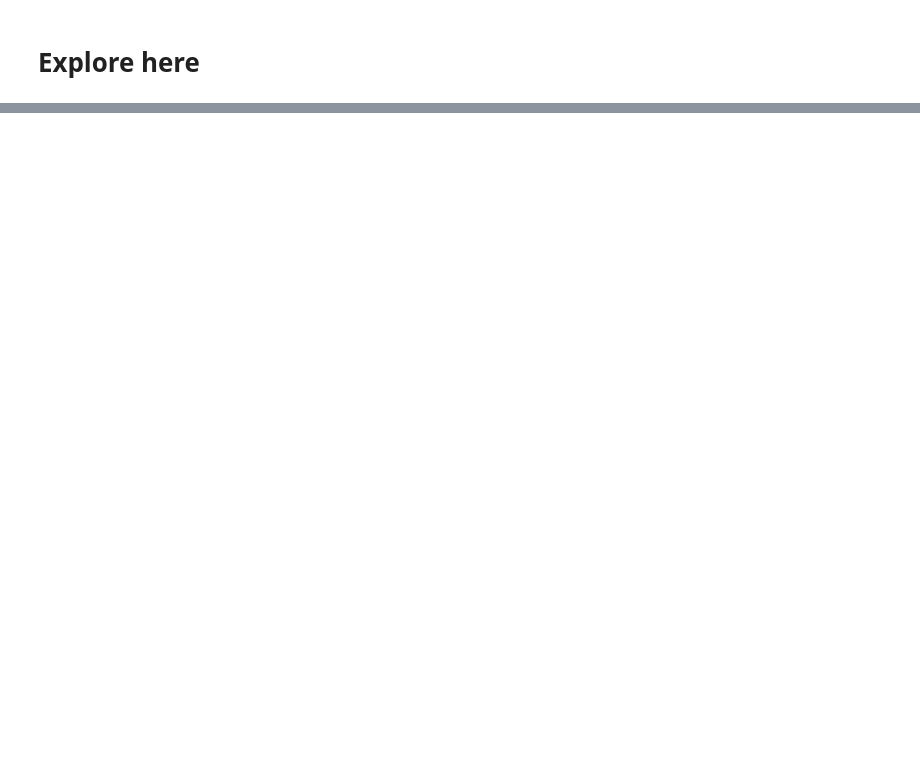
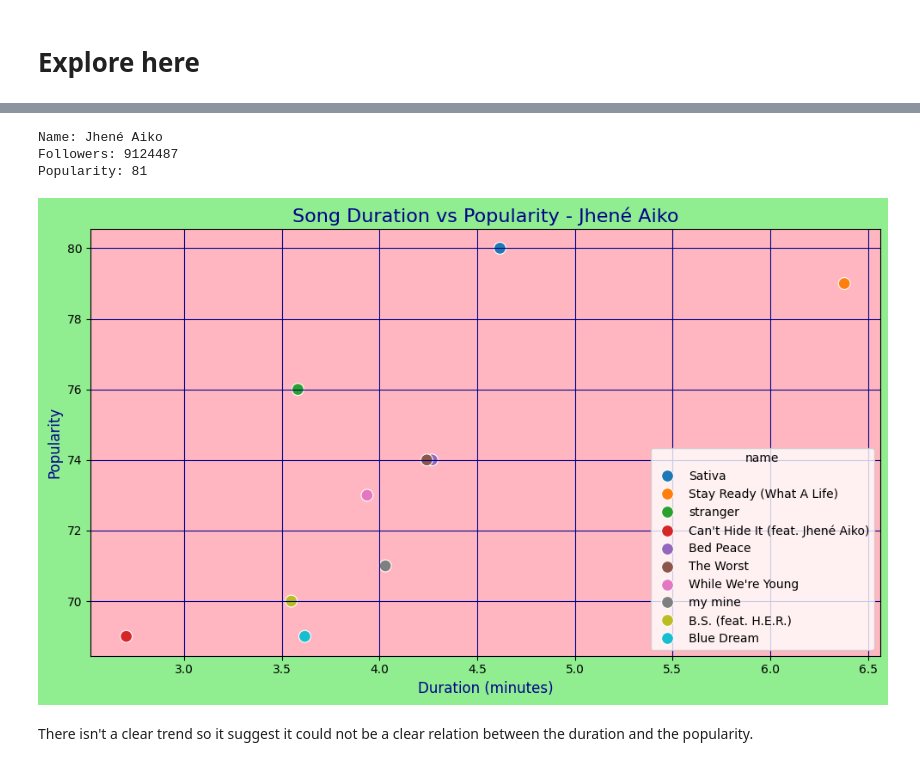
Before and after one commit to 4GeeksAcademy/MariaMiura1interacting-with-api-python-project-tutorial, a Jupyter notebook: src/explore.ipynb, the cells around one changed output, grey strips where cells are left out. Cells and saved outputs as stored; diff of their text form; code cells hidden in the pictures; blank space fills up the shorter version.

```diff
--- a/src/explore.ipynb
+++ b/src/explore.ipynb
@@ -85,0 +83,47 @@ Top 10 canciones más populares de Jhené Aiko (ordenadas por popularidad descen
+# %%
+artist_id = "5ZS223C6JyBfXasXxrRqOk"
+artist_info = sp.artist(artist_id)
+print(f"Name: {artist_info['name']}")
+print(f"Followers: {artist_info['followers']['total']}")
+print(f"Popularity: {artist_info['popularity']}")
+# %% [output]
+Name: Jhené Aiko
+Followers: 9124487
+Popularity: 81
+# %%
+tracks = sp.artist_top_tracks(artist_id)['tracks']
+
+
+songs = []
+for track in tracks:
+    songs.append({
+        "name": track['name'],
+        "duration_ms": track['duration_ms'],
+        "popularity": track['popularity']
+    })
+
+df = pd.DataFrame(songs)
+df['duration_min'] = df['duration_ms'] / 60000
+# %%
+plt.figure(figsize=(10, 6))
+
+# Create the scatter plot
+sns.scatterplot(data=df, x='duration_min', y='popularity', hue='name', s=100)
+
+# Set the plot title and labels
+plt.title("Song Duration vs Popularity - Jhené Aiko", fontsize=16, color='darkblue')
+plt.xlabel("Duration (minutes)", fontsize=12, color='darkblue')
+plt.ylabel("Popularity", fontsize=12, color='darkblue')
+
+#BACKGROUND COLOUR
+plt.gcf().patch.set_facecolor('lightgreen')
+plt.gca().set_facecolor('lightpink')
+
+plt.grid(True, color='darkblue')
+
+plt.tight_layout()
+plt.show()
+# %% [output]
+[figure, added]
+# %% [markdown]
+There isn't a clear trend so it suggest it could not be a clear relation between the duration and the popularity.
```
Also changed, not shown: parts of 1 cell of this notebook, 1 other file.
